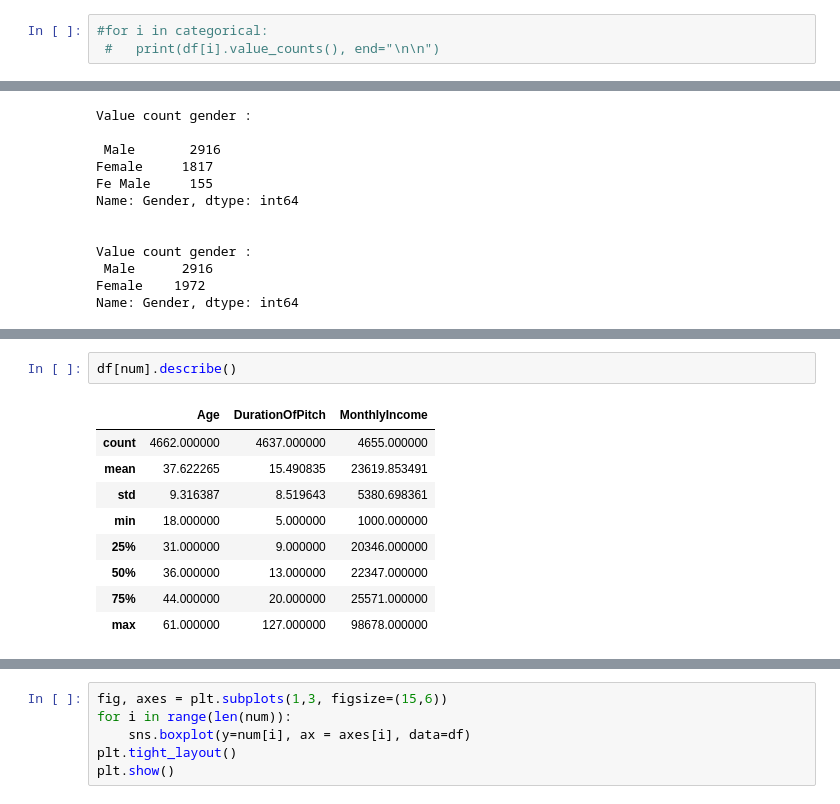
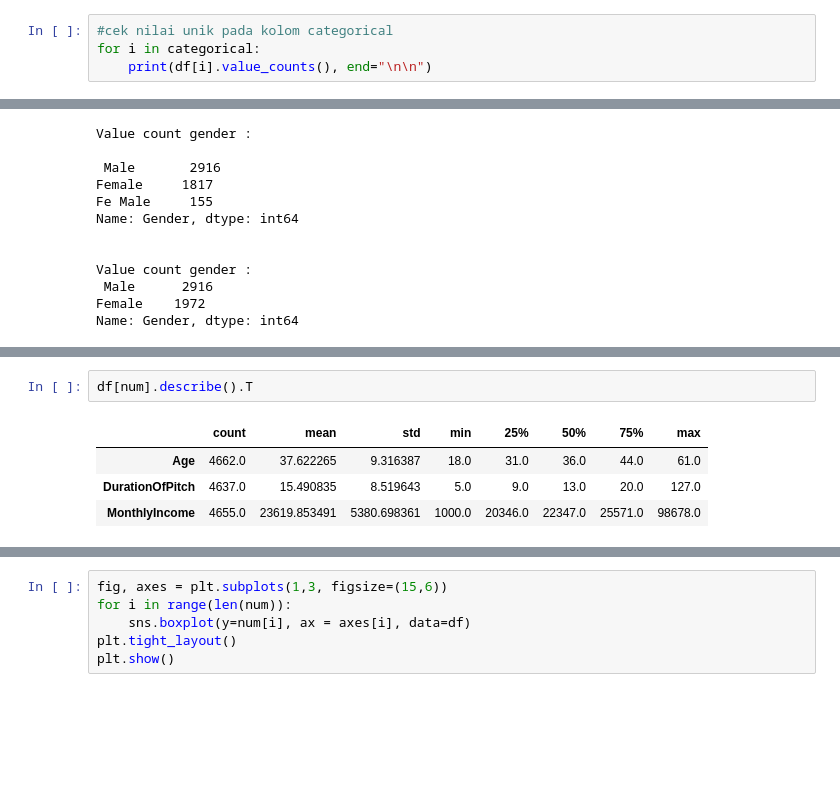
Before and after one commit to TeguhFerdian/Final_project, a Jupyter notebook: Pandas_Lovers_Holiday_Package_Prediction.ipynb, the cells around one changed output, grey strips where cells are left out. Drawn from its saved outputs; the diff is of its cells as text; blank space fills up the shorter version.

```diff
--- a/Pandas_Lovers_Holiday_Package_Prediction.ipynb
+++ b/Pandas_Lovers_Holiday_Package_Prediction.ipynb
@@ -114,3 +178,4 @@ Jumlah Data Duplikat 0
 # %%
-#for i in categorical:
- #   print(df[i].value_counts(), end="\n\n")
+#cek nilai unik pada kolom categorical
+for i in categorical:
+    print(df[i].value_counts(), end="\n\n")
@@ -162,13 +240,8 @@ df[diskrit].describe()
 # %%
-df[num].describe()
+df[num].describe().T
 # %% [output]
-|  | Age | DurationOfPitch | MonthlyIncome |
-| count | 4662.000000 | 4637.000000 | 4655.000000 |
-| mean | 37.622265 | 15.490835 | 23619.853491 |
-| std | 9.316387 | 8.519643 | 5380.698361 |
-| min | 18.000000 | 5.000000 | 1000.000000 |
-| 25% | 31.000000 | 9.000000 | 20346.000000 |
-| 50% | 36.000000 | 13.000000 | 22347.000000 |
-| 75% | 44.000000 | 20.000000 | 25571.000000 |
-| max | 61.000000 | 127.000000 | 98678.000000 |
+|  | count | mean | std | min | 25% | 50% | 75% | max |
+| Age | 4662.0 | 37.622265 | 9.316387 | 18.0 | 31.0 | 36.0 | 44.0 | 61.0 |
+| DurationOfPitch | 4637.0 | 15.490835 | 8.519643 | 5.0 | 9.0 | 13.0 | 20.0 | 127.0 |
+| MonthlyIncome | 4655.0 | 23619.853491 | 5380.698361 | 1000.0 | 20346.0 | 22347.0 | 25571.0 | 98678.0 |
 # %%
```
Also changed, not shown: parts of 41 cells of this notebook.
